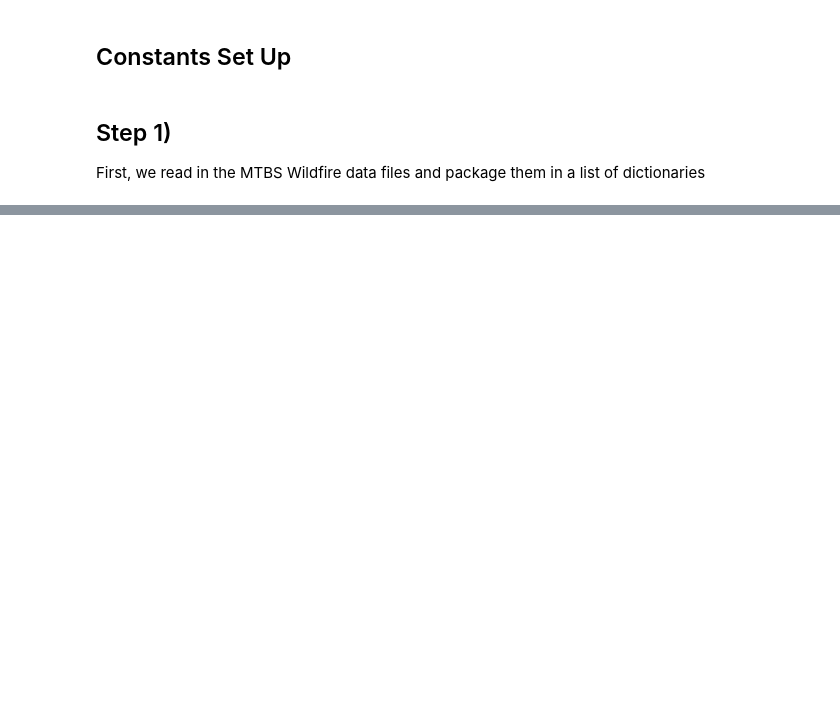
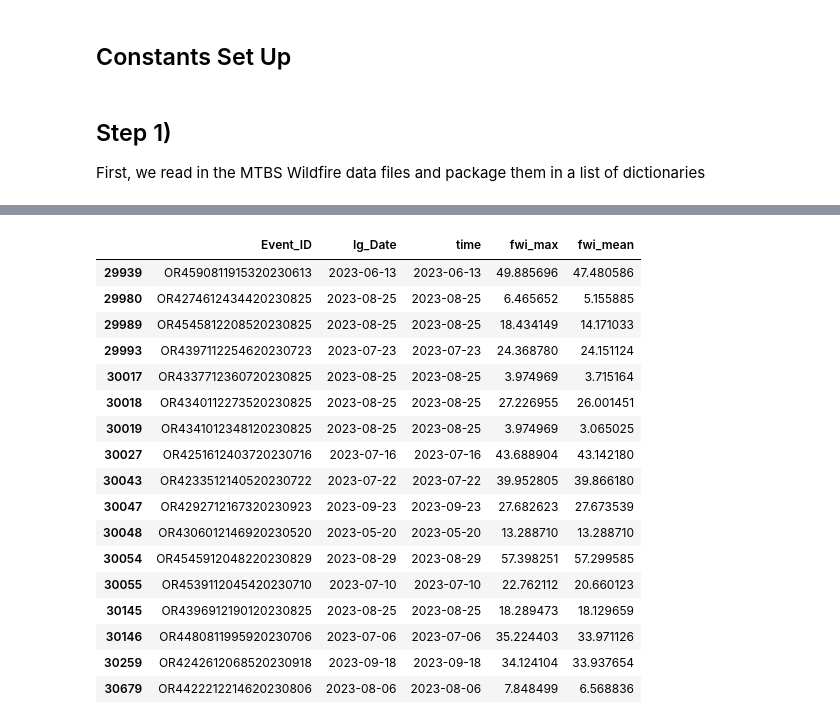
Before and after one commit to UW-Climate-Risk-Lab/climate-risk-map, a Jupyter notebook: experimentation/student_projects/muni_bond_spring_2025/wildfire.ipynb, the cells around one changed output, grey strips where cells are left out. Cells and saved outputs as stored; diff of their text form; code cells hidden in the pictures; blank space fills up the shorter version.

```diff
--- a/experimentation/student_projects/muni_bond_spring_2025/wildfire.ipynb
+++ b/experimentation/student_projects/muni_bond_spring_2025/wildfire.ipynb
@@ -104,3 +201,24 @@ mtbs_gdf_merged = mtbs_gdf.merge(fire_severity_df, how='left', on="Event_ID")
+# %%
+mtbs_gdf.merge(df_temp, how='left', left_on=["Event_ID", "Ig_Date"], right_on=["Event_ID", "time"]).dropna(subset=["fwi_max", "fwi_mean"])[["Event_ID", "Ig_Date", "time", "fwi_max", "fwi_mean"]]
+# %% [output]
+|  | Event_ID | Ig_Date | time | fwi_max | fwi_mean |
+| 29939 | OR4590811915320230613 | 2023-06-13 | 2023-06-13 | 49.885696 | 47.480586 |
+| 29980 | OR4274612434420230825 | 2023-08-25 | 2023-08-25 | 6.465652 | 5.155885 |
+| 29989 | OR4545812208520230825 | 2023-08-25 | 2023-08-25 | 18.434149 | 14.171033 |
+| 29993 | OR4397112254620230723 | 2023-07-23 | 2023-07-23 | 24.368780 | 24.151124 |
+| 30017 | OR4337712360720230825 | 2023-08-25 | 2023-08-25 | 3.974969 | 3.715164 |
+| 30018 | OR4340112273520230825 | 2023-08-25 | 2023-08-25 | 27.226955 | 26.001451 |
+| 30019 | OR4341012348120230825 | 2023-08-25 | 2023-08-25 | 3.974969 | 3.065025 |
+| 30027 | OR4251612403720230716 | 2023-07-16 | 2023-07-16 | 43.688904 | 43.142180 |
+| 30043 | OR4233512140520230722 | 2023-07-22 | 2023-07-22 | 39.952805 | 39.866180 |
+| 30047 | OR4292712167320230923 | 2023-09-23 | 2023-09-23 | 27.682623 | 27.673539 |
+| 30048 | OR4306012146920230520 | 2023-05-20 | 2023-05-20 | 13.288710 | 13.288710 |
+| 30054 | OR4545912048220230829 | 2023-08-29 | 2023-08-29 | 57.398251 | 57.299585 |
+| 30055 | OR4539112045420230710 | 2023-07-10 | 2023-07-10 | 22.762112 | 20.660123 |
+| 30145 | OR4396912190120230825 | 2023-08-25 | 2023-08-25 | 18.289473 | 18.129659 |
+| 30146 | OR4480811995920230706 | 2023-07-06 | 2023-07-06 | 35.224403 | 33.971126 |
+| 30259 | OR4242612068520230918 | 2023-09-18 | 2023-09-18 | 34.124104 | 33.937654 |
+| 30679 | OR4422212214620230806 | 2023-08-06 | 2023-08-06 | 7.848499 | 6.568836 |
 # %%
 service_areas = gpd.read_file(eia_utility_service_areas_path)
 service_areas = service_areas.to_crs(CRS)
```
Also changed, not shown: parts of 19 cells of this notebook, 3 other files.
